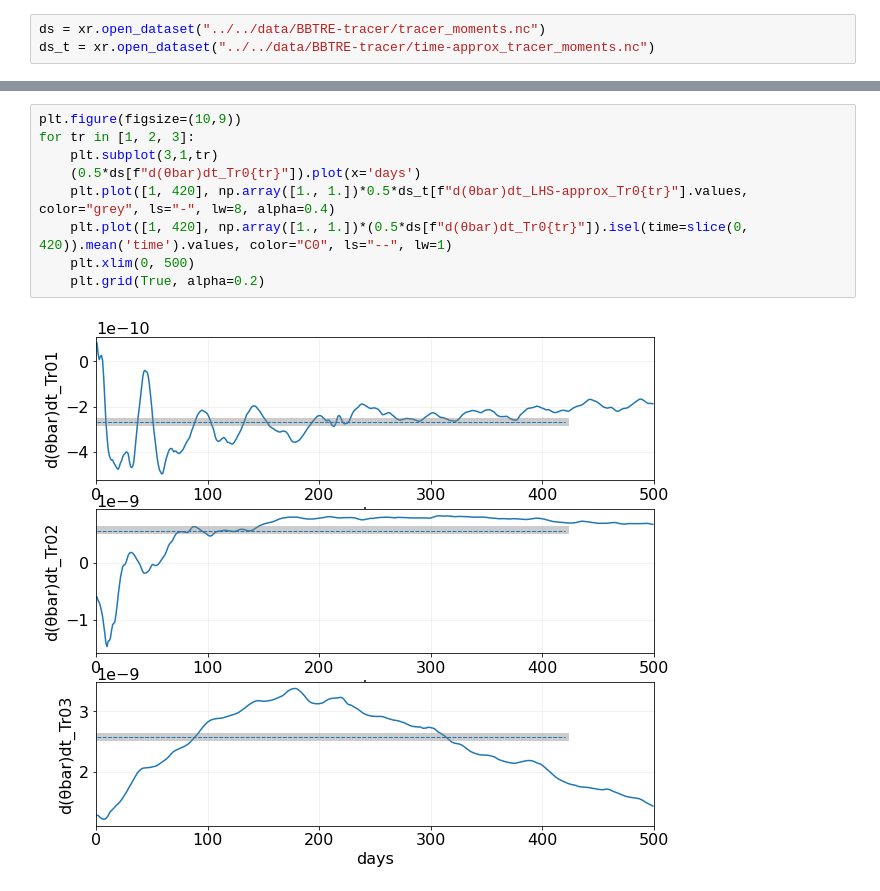
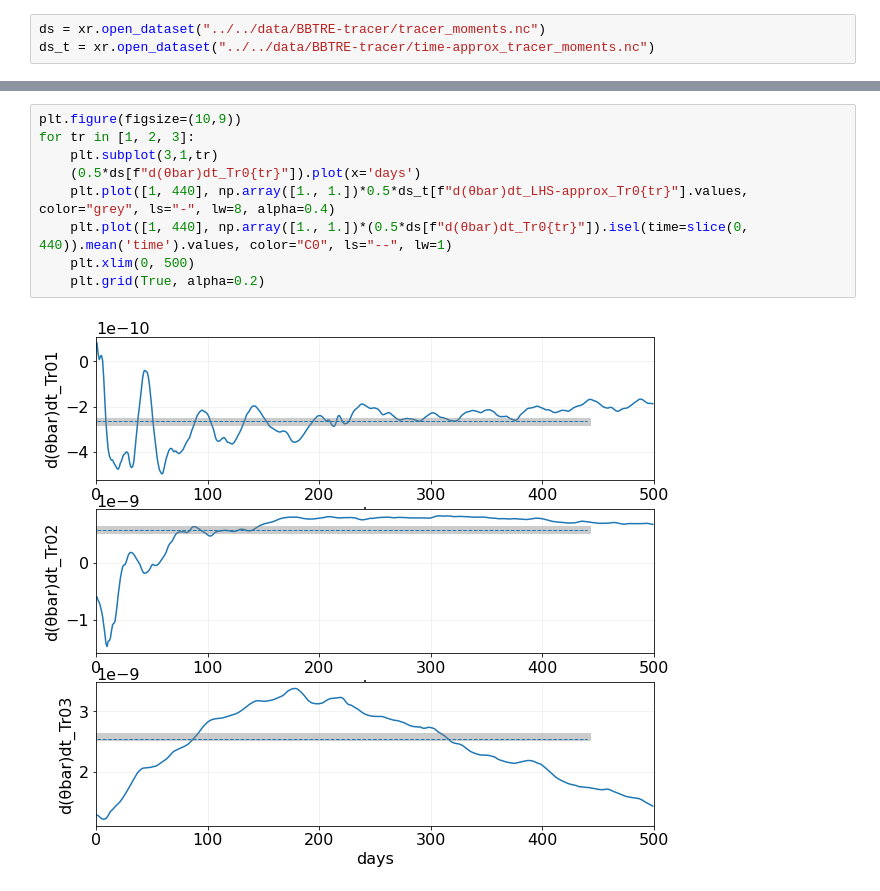
Before and after one commit to hdrake/bblturb, a Jupyter notebook: notebooks/BBTRE_tracer_analysis/1_plot_tracer_moments.ipynb, the cells around one changed output, grey strips where cells are left out. Drawn from its saved outputs; the diff is of its cells as text.

Commit message:
Final verison of figures (hopefully) for sending to co-authors

```diff
--- a/notebooks/BBTRE_tracer_analysis/1_plot_tracer_moments.ipynb
+++ b/notebooks/BBTRE_tracer_analysis/1_plot_tracer_moments.ipynb
@@ -58,12 +38,12 @@ Data variables:
 # %%
 plt.figure(figsize=(10,9))
 for tr in [1, 2, 3]:
     plt.subplot(3,1,tr)
     (0.5*ds[f"d(θbar)dt_Tr0{tr}"]).plot(x='days')
-    plt.plot([1, 420], np.array([1., 1.])*0.5*ds_t[f"d(θbar)dt_LHS-approx_Tr0{tr}"].values, color="grey", ls="-", lw=8, alpha=0.4)
-    plt.plot([1, 420], np.array([1., 1.])*(0.5*ds[f"d(θbar)dt_Tr0{tr}"]).isel(time=slice(0, 420)).mean('time').values, color="C0", ls="--", lw=1)
+    plt.plot([1, 440], np.array([1., 1.])*0.5*ds_t[f"d(θbar)dt_LHS-approx_Tr0{tr}"].values, color="grey", ls="-", lw=8, alpha=0.4)
+    plt.plot([1, 440], np.array([1., 1.])*(0.5*ds[f"d(θbar)dt_Tr0{tr}"]).isel(time=slice(0, 440)).mean('time').values, color="C0", ls="--", lw=1)
     plt.xlim(0, 500)
     plt.grid(True, alpha=0.2)
 # %% [output]
-[figure, old version]
+[figure, new version]
 # %%
```
Also changed, not shown: parts of 20 cells of this notebook, 36 other files.
